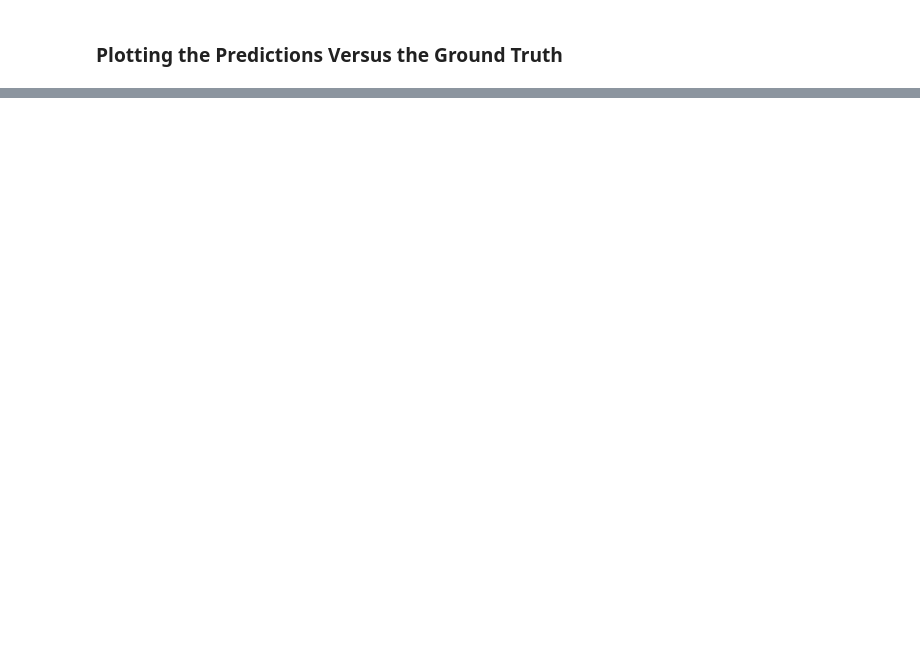
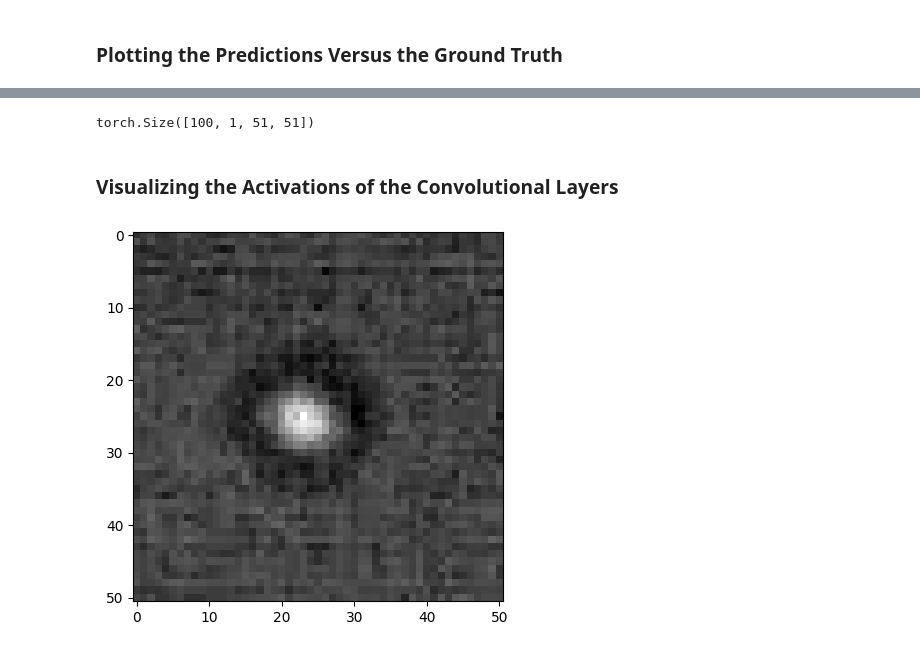
Before and after one commit to akhandait/advanced-machine-learning-with-neural-networks-homeworks, a Jupyter notebook: homeworks/hw1_problem4.ipynb, the cells around one changed output, grey strips where cells are left out. Cells and saved outputs as stored; diff of their text form; code cells hidden in the pictures; blank space fills up the shorter version.

```diff
--- a/homeworks/hw1_problem4.ipynb
+++ b/homeworks/hw1_problem4.ipynb
@@ -294,0 +286,2 @@ plt.show()
+# %%
+temp = np.load("annotated_images.npy", allow_pickle=True)
@@ -294,0 +304,4 @@ plt.show()
+# %%
+temp_in.shape
+# %% [output]
+torch.Size([100, 1, 51, 51])
@@ -294,0 +310,2 @@ plt.show()
+# %% [markdown]
+### Visualizing the Activations of the Convolutional Layers
@@ -294,0 +317,6 @@ plt.show()
+# %%
+from matplotlib import pyplot as plt
+plt.imshow(temp[0], interpolation='nearest', cmap='gray')
+plt.show()
+# %% [output]
+[figure, added]
```
Also changed, not shown: parts of 24 cells of this notebook.
